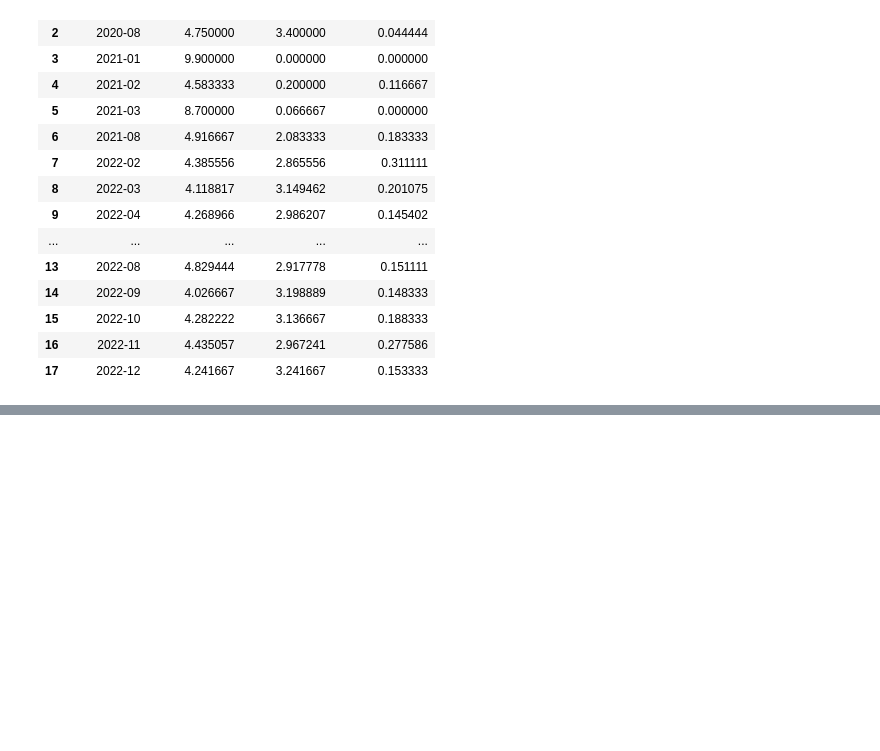
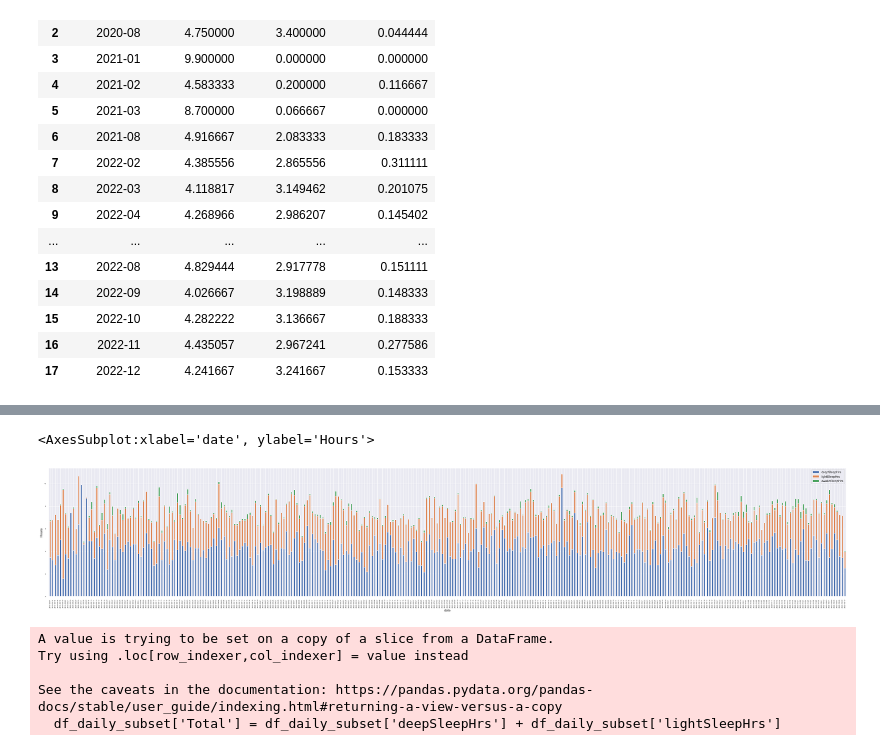
Before and after one commit to ferhat00/garmin_sleep_analysis, a Jupyter notebook: sleep_garmin.ipynb, the cells around one changed output, grey strips where cells are left out. Cells and saved outputs as stored; diff of their text form; code cells hidden in the pictures; blank space fills up the shorter version.

```diff
--- a/sleep_garmin.ipynb
+++ b/sleep_garmin.ipynb
@@ -403,0 +363,3 @@ sns.boxplot(data = df_subset2_melted, x = 'date', y = 'value', hue = 'variable')
+# %%
+df_daily_subset = df_subset2[['date', 'deepSleepHrs',	'lightSleepHrs',	'awakeSleepHrs']]
+df_daily_subset
@@ -403,0 +380,15 @@ sns.boxplot(data = df_subset2_melted, x = 'date', y = 'value', hue = 'variable')
+# %%
+df_daily_subset.plot(x = 'date', kind = 'bar', stacked = True, ylabel = 'Hours', fontsize = 6)
+# %% [output]
+<AxesSubplot:xlabel='date', ylabel='Hours'>
+[figure, added]
+# %%
+df_daily_subset['Total'] = df_daily_subset['deepSleepHrs'] + df_daily_subset['lightSleepHrs']
+df_daily_subset.set_index('date', inplace=True)
+#df_daily_subset
+# %% [output]
+A value is trying to be set on a copy of a slice from a DataFrame.
+Try using .loc[row_indexer,col_indexer] = value instead
+
+See the caveats in the documentation: https://pandas.pydata.org/pandas-docs/stable/user_guide/indexing.html#returning-a-view-versus-a-copy
+  df_daily_subset['Total'] = df_daily_subset['deepSleepHrs'] + df_daily_subset['lightSleepHrs']
```
Also changed, not shown: parts of 40 cells of this notebook, 1 other file.
